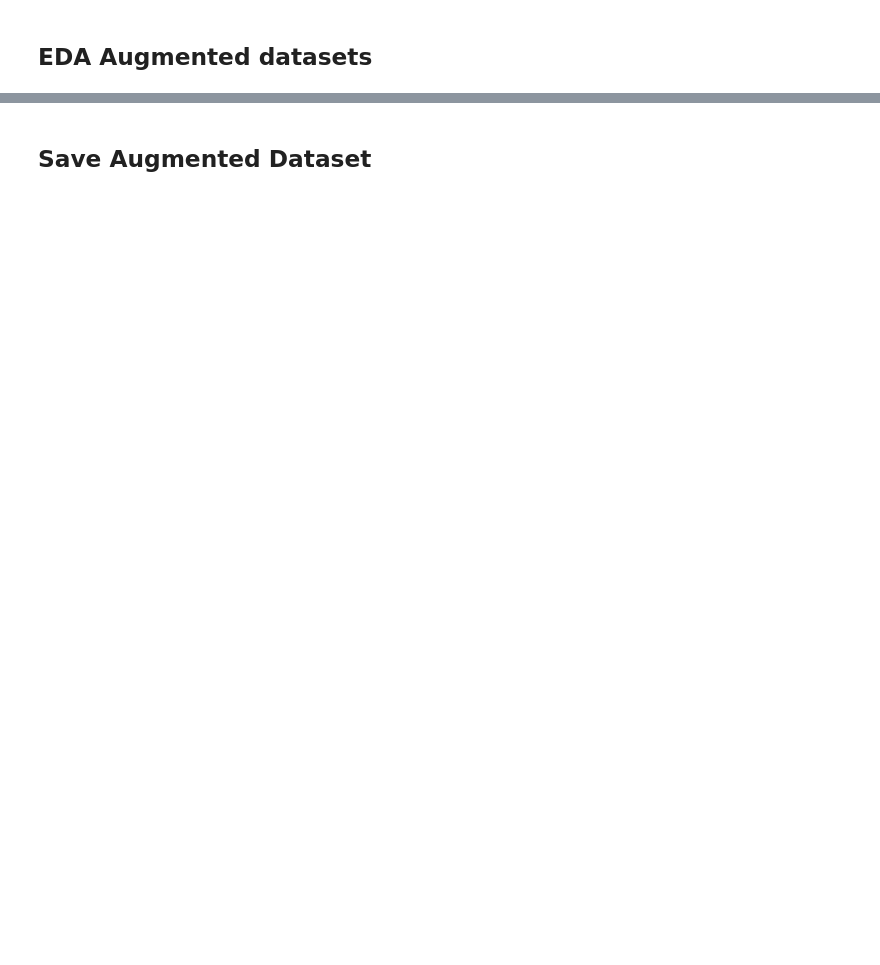
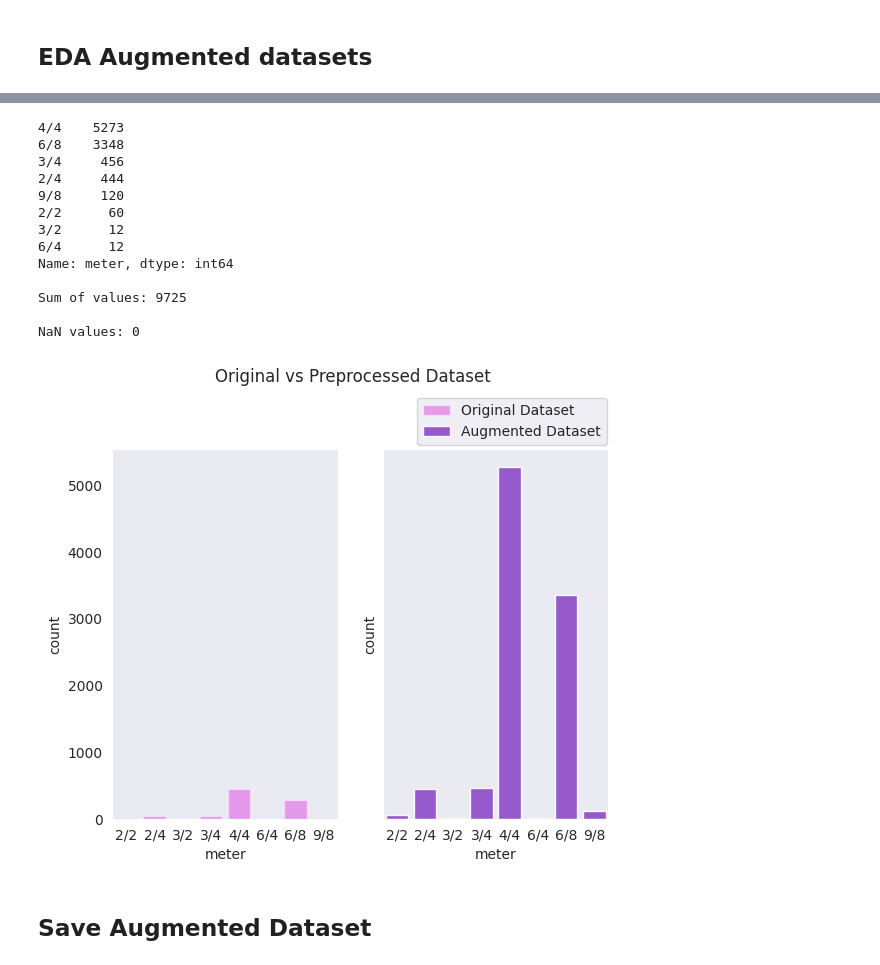
Before and after one commit to DavidNogales/DeepEarTraining, a Jupyter notebook: training_lab/notebooks/EDA_nottingham.ipynb, the cells around one changed output, grey strips where cells are left out. Cells and saved outputs as stored; diff of their text form; code cells hidden in the pictures; blank space fills up the shorter version.

```diff
--- a/training_lab/notebooks/EDA_nottingham.ipynb
+++ b/training_lab/notebooks/EDA_nottingham.ipynb
@@ -555,5 +857,5 @@ for song in clean_dataset_for_training_df.head()["clean_song"]:
 # %%
 
 augmented_dataset_relative_path = "notebooks/data/augmented_dataset"
-_, clean_songs_augmented_df ,chords_occurrences_aug= prepare_dataset_for_EDA(relative_path=augmented_dataset_relative_path,drop_by_occurrences=True, drop_by_extended_chord=True)
+songs_df_augmented, clean_songs_augmented_df ,chords_occurrences_aug= prepare_dataset_for_EDA(relative_path=augmented_dataset_relative_path,drop_by_occurrences=True, drop_by_extended_chord=True)
 clean_songs_augmented_df
@@ -622,3 +967,33 @@ get_key_bar_plots(chords_occurrences_aug,clean_songs_augmented_df)
+# %%
+category_name = "meter"
+category_value_counts = clean_songs_augmented_df[category_name].astype("category").value_counts()
+print(category_value_counts)
+print("\nSum of values:",category_value_counts.sum())
+print("\nNaN values:",clean_songs_augmented_df[category_name].isna().sum())
+rename_dict = {category_name:'count','index':"meter"}
+aux_df_1 = clean_songs_augmented_df[category_name].astype("category").value_counts().reset_index().rename(rename_dict,axis=1)
+aux_df_2 = clean_songs_df[category_name].astype("category").value_counts().reset_index().rename(rename_dict,axis=1)
+fig, (ax1, ax2) = plt.subplots(1, 2 ,sharey=True)
+sns.barplot(ax=ax2,data=aux_df_1, x='meter', y='count',label="Augmented Dataset", color='#8D34DC',alpha=0.9)
+sns.barplot(ax=ax1,data=aux_df_2, x='meter', y='count',label="Original Dataset", color='magenta',alpha=0.4)
+fig.suptitle('Original vs Preprocessed Dataset', x=0.5, y=1.05)
+fig.legend(bbox_to_anchor=(0.59, 1), loc='upper left')
+plt.show()
+# %% [output]
+4/4    5273
+6/8    3348
+3/4     456
+2/4     444
+9/8     120
+2/2      60
+3/2      12
+6/4      12
+Name: meter, dtype: int64
+
+Sum of values: 9725
+
+NaN values: 0
+[figure, added]
 # %% [markdown]
 ## Save Augmented Dataset
 # %%
```
Also changed, not shown: parts of 38 cells of this notebook.
